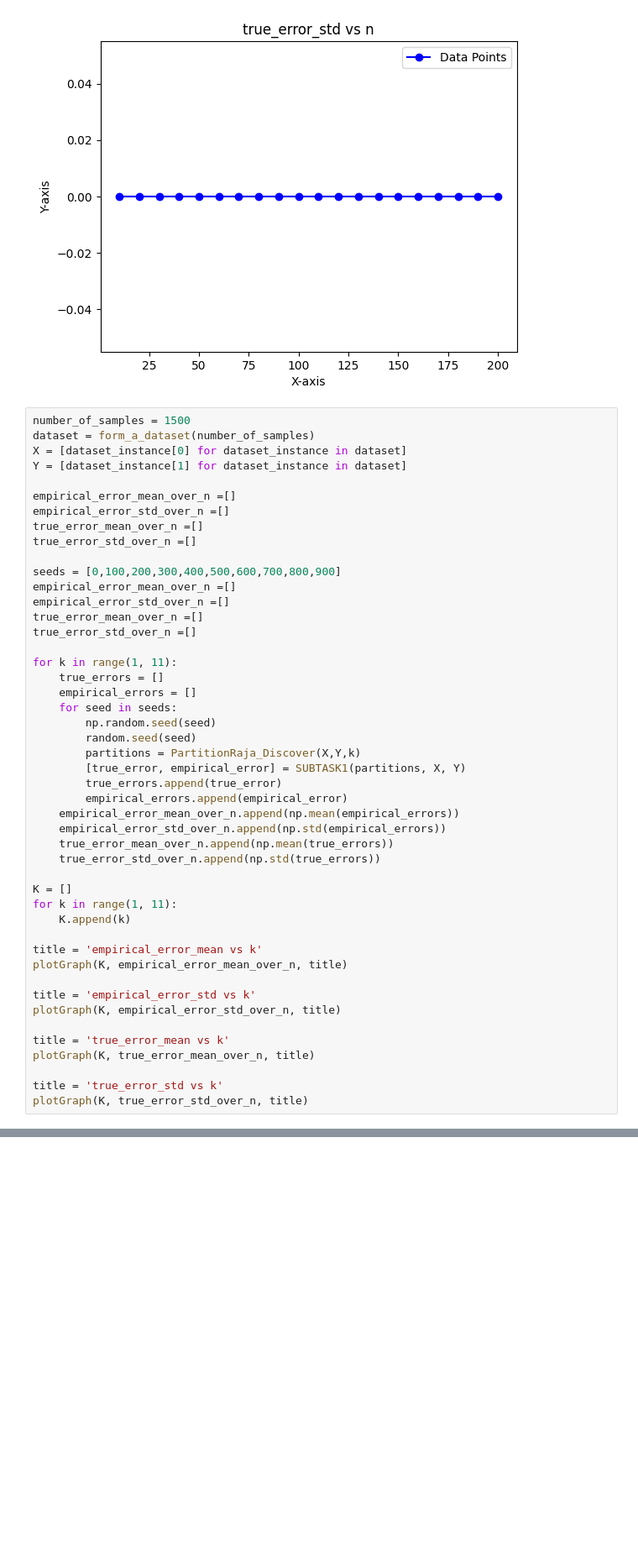
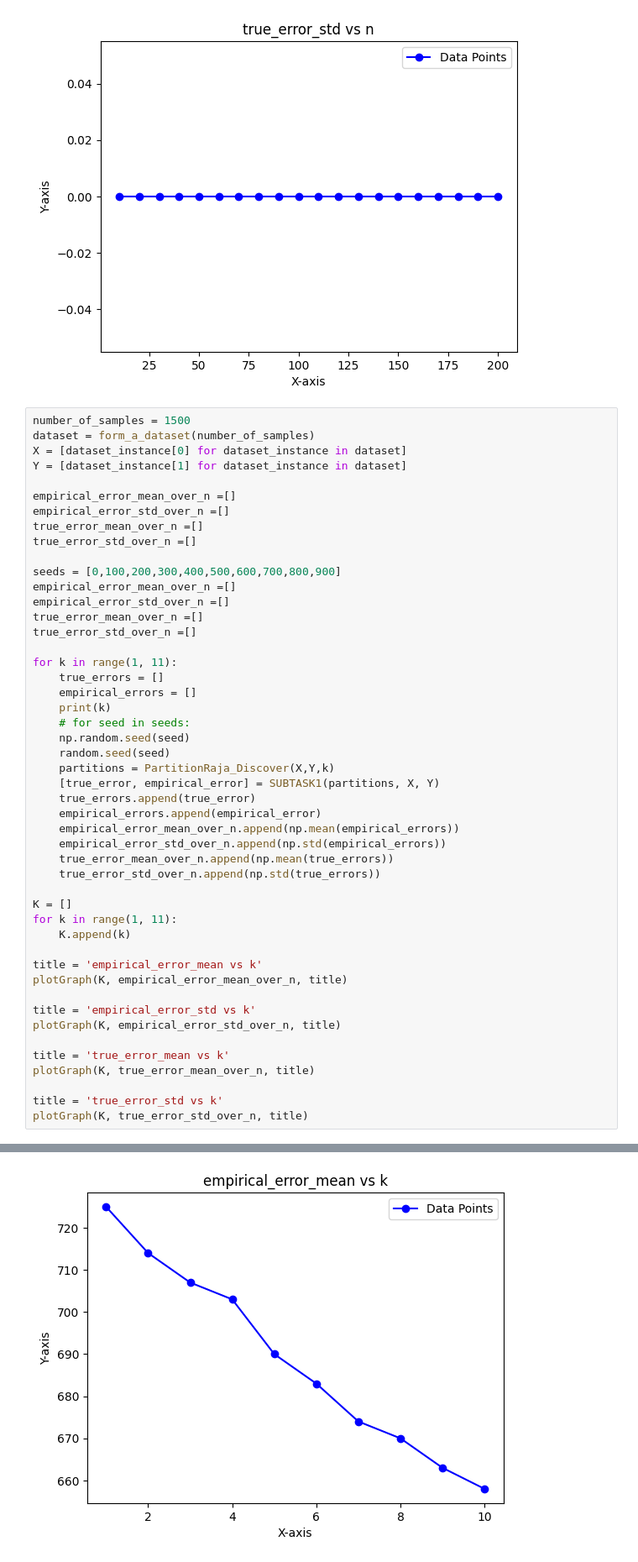
Before and after one commit to Aditya-Y-29/ML-Assignments, a Jupyter notebook: Assignment-1/Task1.ipynb, the cells around one changed output, grey strips where cells are left out. Shown at 84% size. Saved outputs shown, nothing was run; the diff lists cells and outputs as text; blank space fills up the shorter version.

Commit message:
Task 1: update with plots

```diff
--- a/Assignment-1/Task1.ipynb
+++ b/Assignment-1/Task1.ipynb
@@ -189,13 +189,14 @@ true_error_std_over_n =[]
 for k in range(1, 11):
     true_errors = []
     empirical_errors = []
-    for seed in seeds:
-        np.random.seed(seed)
-        random.seed(seed)
-        partitions = PartitionRaja_Discover(X,Y,k)
-        [true_error, empirical_error] = SUBTASK1(partitions, X, Y)
-        true_errors.append(true_error)
-        empirical_errors.append(empirical_error)
+    print(k)
+    # for seed in seeds:
+    np.random.seed(seed)
+    random.seed(seed)
+    partitions = PartitionRaja_Discover(X,Y,k)
+    [true_error, empirical_error] = SUBTASK1(partitions, X, Y)
+    true_errors.append(true_error)
+    empirical_errors.append(empirical_error)
     empirical_error_mean_over_n.append(np.mean(empirical_errors))
     empirical_error_std_over_n.append(np.std(empirical_errors))
     true_error_mean_over_n.append(np.mean(true_errors))
@@ -216,3 +217,4 @@ plotGraph(K, true_error_mean_over_n, title)
 
 title = 'true_error_std vs k'
 plotGraph(K, true_error_std_over_n, title)
+# %% [output]
@@ -218,0 +231 @@ plotGraph(K, true_error_std_over_n, title)
+[figure, added]
```
Also changed, not shown: parts of 1 cell of this notebook.
